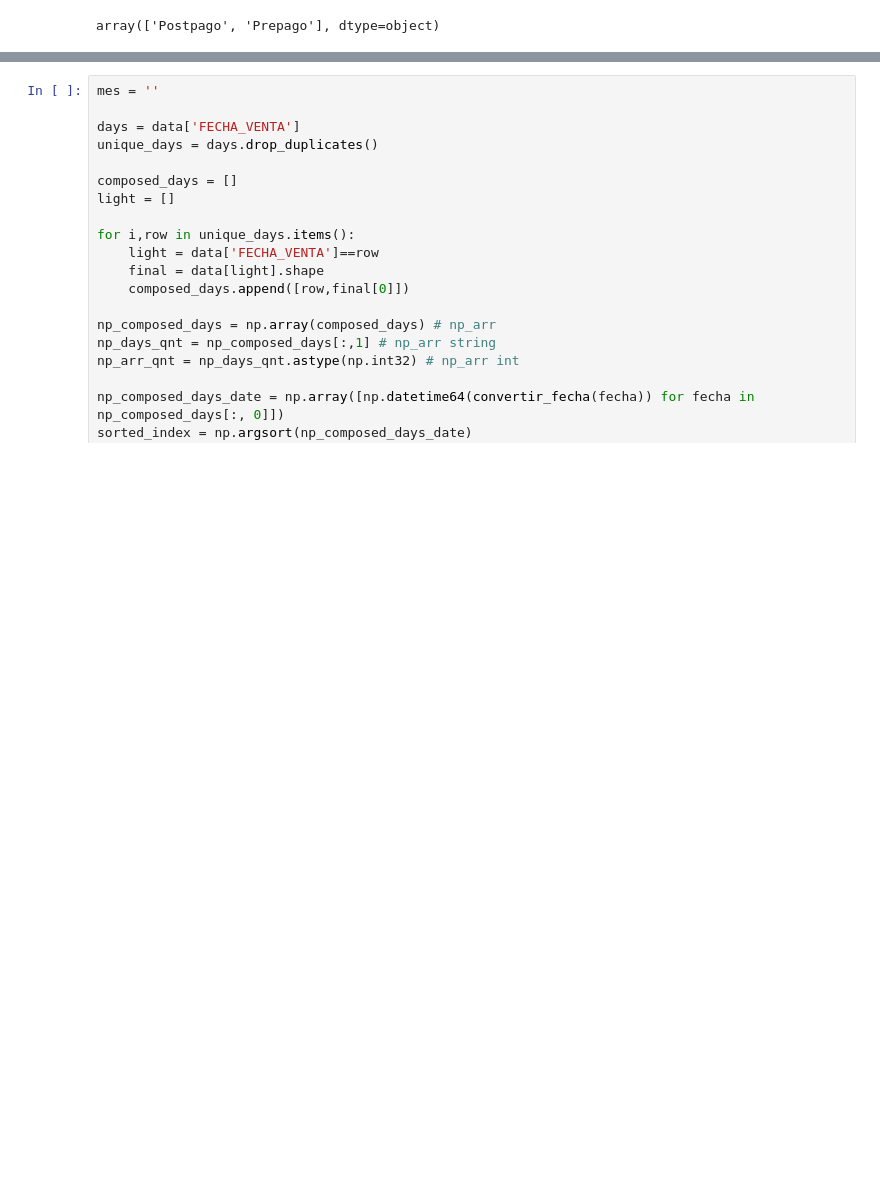
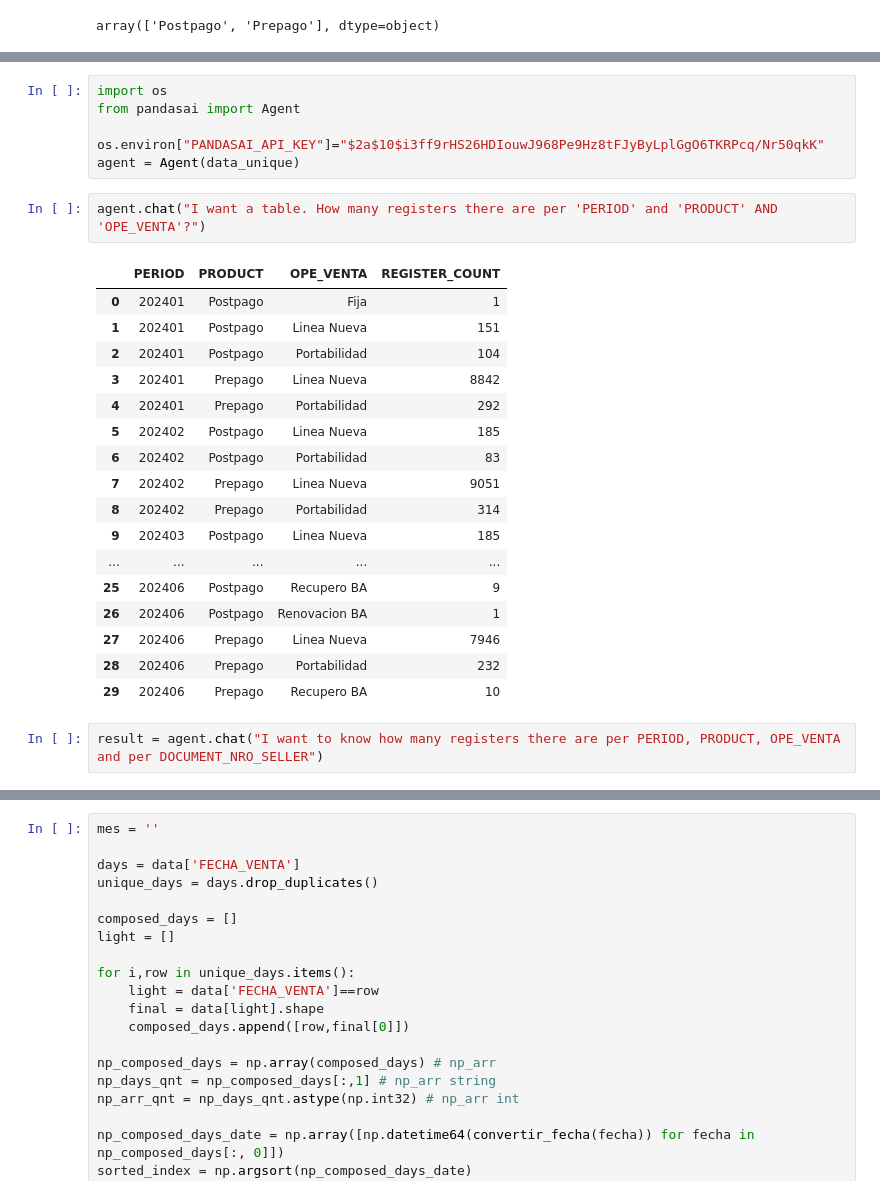
Before and after one commit to Dannielqfr/itd, a Jupyter notebook: src/source.ipynb, the cells around one changed output, grey strips where cells are left out. Cells and saved outputs as stored; diff of their text form; blank space fills up the shorter version.

```diff
--- a/src/source.ipynb
+++ b/src/source.ipynb
@@ -510,0 +521,28 @@ See the caveats in the documentation: https://pandas.pydata.org/pandas-docs/stab
+# %%
+import os
+from pandasai import Agent
+
+os.environ["PANDASAI_API_KEY"]="$2a$10$i3ff9rHS26HDIouwJ968Pe9Hz8tFJyByLplGgO6TKRPcq/Nr50qkK"
+agent = Agent(data_unique)
+# %%
+agent.chat("I want a table. How many registers there are per 'PERIOD' and 'PRODUCT' AND 'OPE_VENTA'?")
+# %% [output]
+|  | PERIOD | PRODUCT | OPE_VENTA | REGISTER_COUNT |
+| 0 | 202401 | Postpago | Fija | 1 |
+| 1 | 202401 | Postpago | Linea Nueva | 151 |
+| 2 | 202401 | Postpago | Portabilidad | 104 |
+| 3 | 202401 | Prepago | Linea Nueva | 8842 |
+| 4 | 202401 | Prepago | Portabilidad | 292 |
+| 5 | 202402 | Postpago | Linea Nueva | 185 |
+| 6 | 202402 | Postpago | Portabilidad | 83 |
+| 7 | 202402 | Prepago | Linea Nueva | 9051 |
+| 8 | 202402 | Prepago | Portabilidad | 314 |
+| 9 | 202403 | Postpago | Linea Nueva | 185 |
+| ... | ... | ... | ... | ... |
+| 25 | 202406 | Postpago | Recupero BA | 9 |
+| 26 | 202406 | Postpago | Renovacion BA | 1 |
+| 27 | 202406 | Prepago | Linea Nueva | 7946 |
+| 28 | 202406 | Prepago | Portabilidad | 232 |
+| 29 | 202406 | Prepago | Recupero BA | 10 |
+# %%
+result = agent.chat("I want to know how many registers there are per PERIOD, PRODUCT, OPE_VENTA and per DOCUMENT_NRO_SELLER")
```
Also changed, not shown: parts of 19 cells of this notebook, 30 other files.
